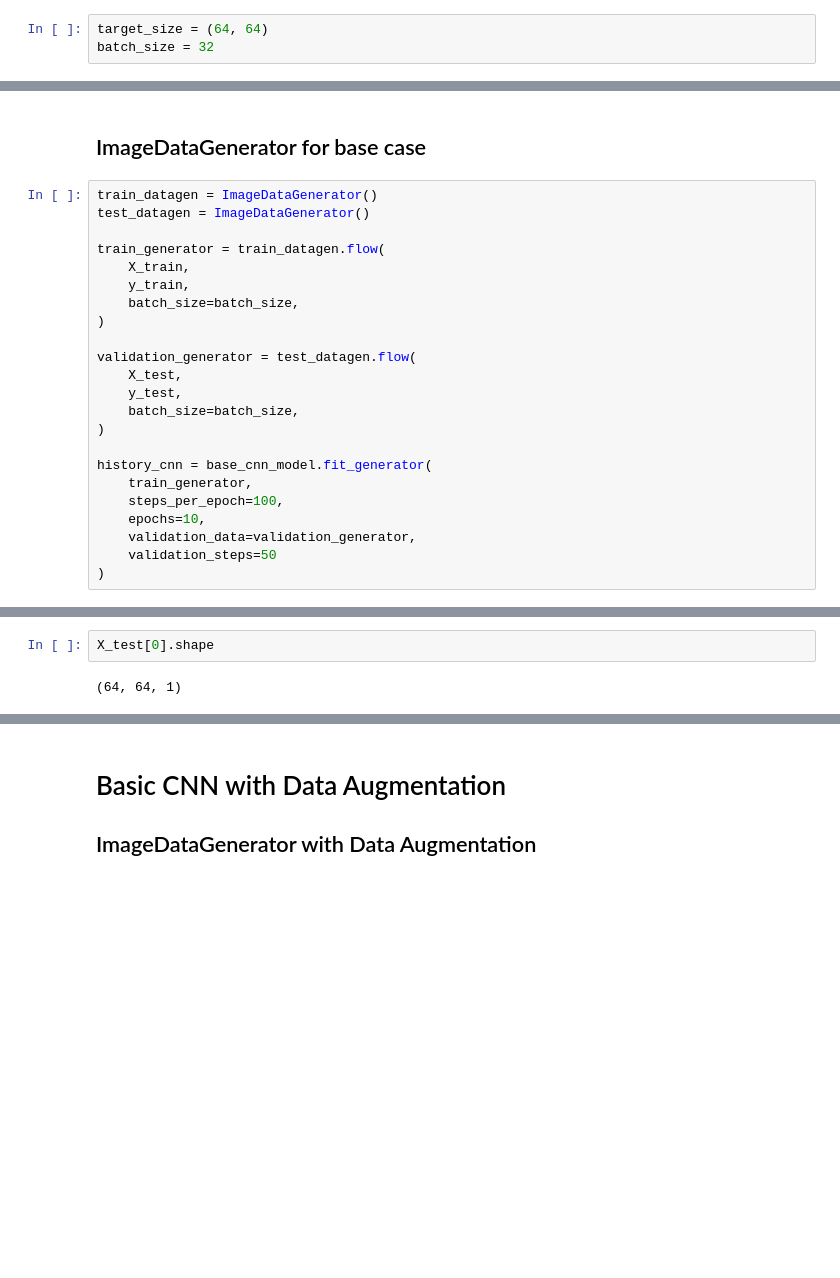
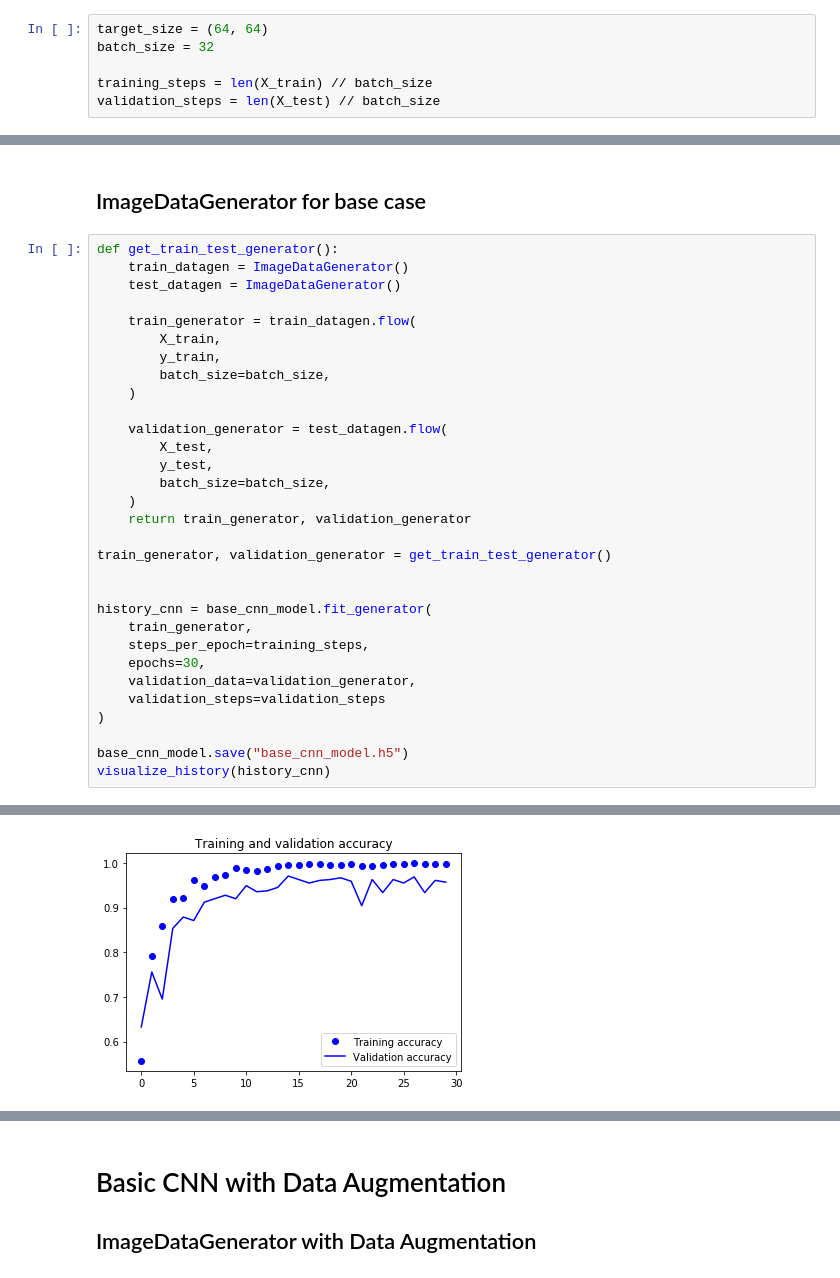
Before and after one commit to piotrkawa/data-mining, a Jupyter notebook: list_4/ex_17/sign_language_digits/CNN.ipynb, the cells around one changed output, grey strips where cells are left out. Cells and saved outputs as stored; diff of their text form; blank space fills up the shorter version.

Commit message:
Add training plots

```diff
--- a/list_4/ex_17/sign_language_digits/CNN.ipynb
+++ b/list_4/ex_17/sign_language_digits/CNN.ipynb
@@ -39,6 +61,9 @@ def visualize_digits():
 # %%
 target_size = (64, 64)
 batch_size = 32
+
+training_steps = len(X_train) // batch_size
+validation_steps = len(X_test) // batch_size
 # %%
 def build_base_cnn_model():
     model = Sequential()
@@ -81,26 +106,34 @@ _________________________________________________________________
 # %% [markdown]
 ## ImageDataGenerator for base case
 # %%
-train_datagen = ImageDataGenerator()
-test_datagen = ImageDataGenerator()
+def get_train_test_generator():
+    train_datagen = ImageDataGenerator()
+    test_datagen = ImageDataGenerator()
 
-train_generator = train_datagen.flow(
-    X_train,
-    y_train,
-    batch_size=batch_size,
-)
+    train_generator = train_datagen.flow(
+        X_train,
+        y_train,
+        batch_size=batch_size,
+    )
 
-validation_generator = test_datagen.flow(
-    X_test,
-    y_test,
-    batch_size=batch_size,
-)
+    validation_generator = test_datagen.flow(
+        X_test,
+        y_test,
+        batch_size=batch_size,
+    )
+    return train_generator, validation_generator
+
+train_generator, validation_generator = get_train_test_generator()
+
 
 history_cnn = base_cnn_model.fit_generator(
     train_generator,
-    steps_per_epoch=100,
-    epochs=10,
+    steps_per_epoch=training_steps,
+    epochs=30,
     validation_data=validation_generator,
-    validation_steps=50
+    validation_steps=validation_steps
 )
+
+base_cnn_model.save("base_cnn_model.h5")
+visualize_history(history_cnn)
 # %% [output]
@@ -126,0 +157 @@ Epoch 10/10
+[figure, added]
@@ -127,5 +159 @@ Epoch 10/10
-# %%
-X_test[0].shape
-# %% [output]
-(64, 64, 1)
 # %%
```
Also changed, not shown: parts of 10 cells of this notebook.
